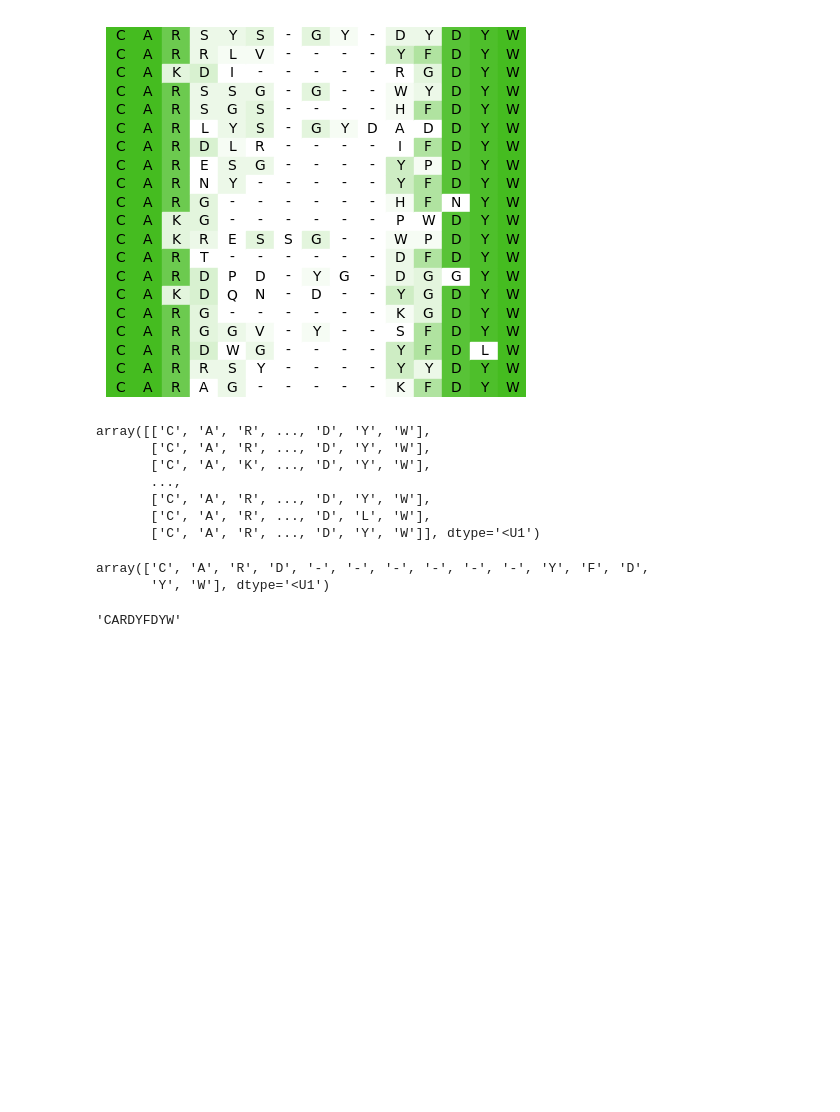
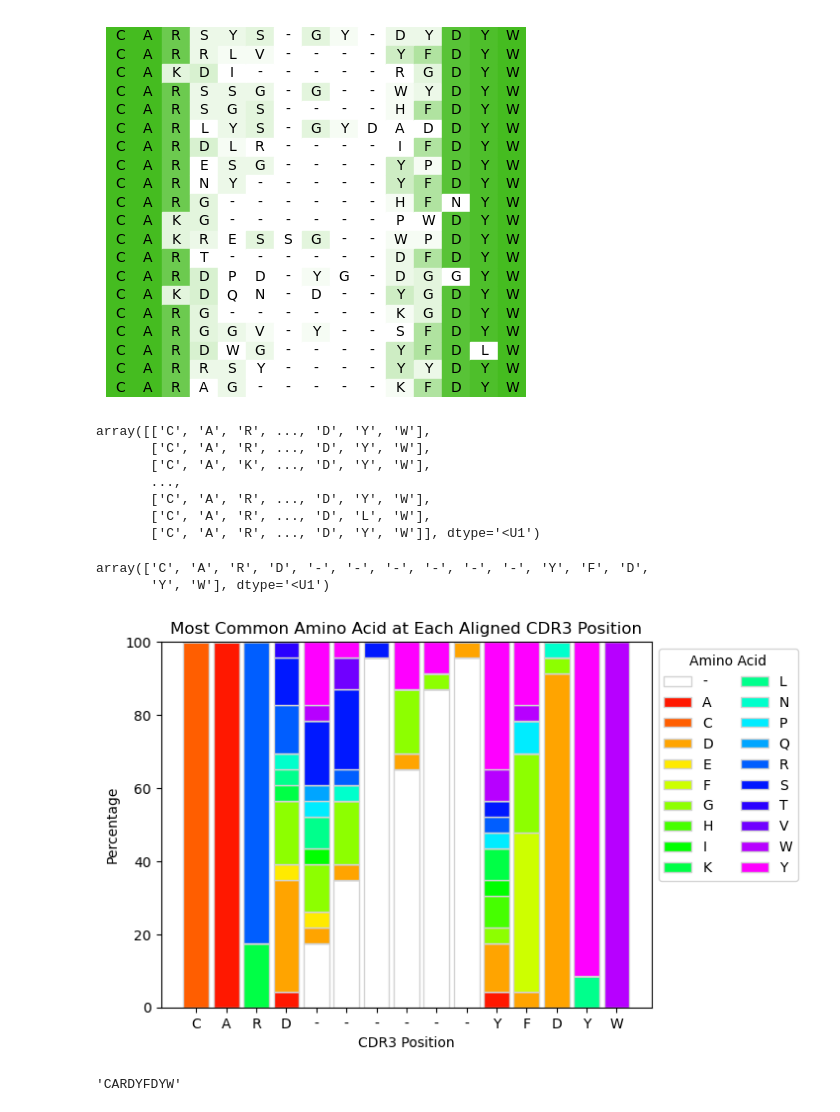
Before and after one commit to wkwong-henlix/10X_bcr_sequence_analysis, a Jupyter notebook: cdr3_network.ipynb, the cells around one changed output. Drawn from its saved outputs; the diff is of its cells as text; code cells hidden in the pictures; blank space fills up the shorter version.

Commit message:
add other sequence position visualization

```diff
--- a/cdr3_network.ipynb
+++ b/cdr3_network.ipynb
@@ -319,13 +321,66 @@ array([['C', 'A', 'R', ..., 'D', 'Y', 'W'],
        ['C', 'A', 'R', ..., 'D', 'Y', 'W'],
        ['C', 'A', 'R', ..., 'D', 'L', 'W'],
        ['C', 'A', 'R', ..., 'D', 'Y', 'W']], dtype='<U1')
-# %%
-# Get the most common amino acid in each position
-aligned_sequence_most_frequent_char = mode(aligned_sequences_matrix, axis=0).mode[0]
-aligned_sequence_most_frequent_char
-# %% [output]
-array(['C', 'A', 'R', 'D', '-', '-', '-', '-', '-', '-', 'Y', 'F', 'D',
-       'Y', 'W'], dtype='<U1')
+# %%
+# Create a percentage position matrix where for each position, there is a percentage for all the amino acids
+aa_options = np.unique(aligned_sequences_matrix)
+
+raw_data = {}
+
+for aa in aa_options:
+    raw_data[aa] = list(np.sum(aligned_sequences_matrix == aa, axis=0))
+
+count_position_matrix = np.array(pd.DataFrame(raw_data))
+
+percent_position_matrix = count_position_matrix/aligned_sequences_matrix.shape[0]*100
+percent_position_matrix = pd.DataFrame(percent_position_matrix)
+percent_position_matrix.columns = list(raw_data.keys())
+# %%
+# Get the most common amino acid in each position
+aligned_sequence_most_frequent_char = mode(aligned_sequences_matrix, axis=0).mode[0]
+aligned_sequence_most_frequent_char
+# %% [output]
+array(['C', 'A', 'R', 'D', '-', '-', '-', '-', '-', '-', 'Y', 'F', 'D',
+       'Y', 'W'], dtype='<U1')
+# %%
+# Visualize the stacked percentage bar plot
+
+barWidth = 0.85
+aa_position = np.arange(percent_position_matrix.shape[0])
+
+cm = plt.get_cmap('gist_rainbow')
+
+for col_idx in np.arange(percent_position_matrix.shape[1]):
+
+    # Generate unique color based on number of amino acids
+    color = cm(1.*col_idx/percent_position_matrix.shape[1])
+
+    # Plot the "-"
+    if col_idx == 0 and percent_position_matrix.columns[col_idx] == "-":
+        plt.bar(aa_position, percent_position_matrix.iloc[:, col_idx],
+                color="white", edgecolor='lightgray', width=barWidth,
+                label=percent_position_matrix.columns[col_idx])
+
+    # Plot the 20 other amino acids
+    else:
+        plt.bar(aa_position, percent_position_matrix.iloc[:, col_idx],
+                bottom=np.sum(percent_position_matrix.iloc[:, :col_idx], axis=1),
+                color=color, edgecolor='lightgray', width=barWidth,
+                label=percent_position_matrix.columns[col_idx])
+
+# Custom x axis
+plt.xticks(aa_position, aligned_sequence_most_frequent_char)
+plt.xlabel("CDR3 Position")
+
+plt.ylabel("Percentage")
+
+plt.legend(loc='upper left', bbox_to_anchor=(1,1), ncol=2, title="Amino Acid")
+
+plt.title("Most Common Amino Acid at Each Aligned CDR3 Position")
+
+plt.show()
+# %% [output]
+[figure, added]
 # %%
 # Remove the gaps and generate the consensus sequence
 consensus_seq = "".join([amino_acid for amino_acid in aligned_sequence_most_frequent_char if amino_acid != "-"])
```
Also changed, not shown: parts of 1 cell of this notebook.
